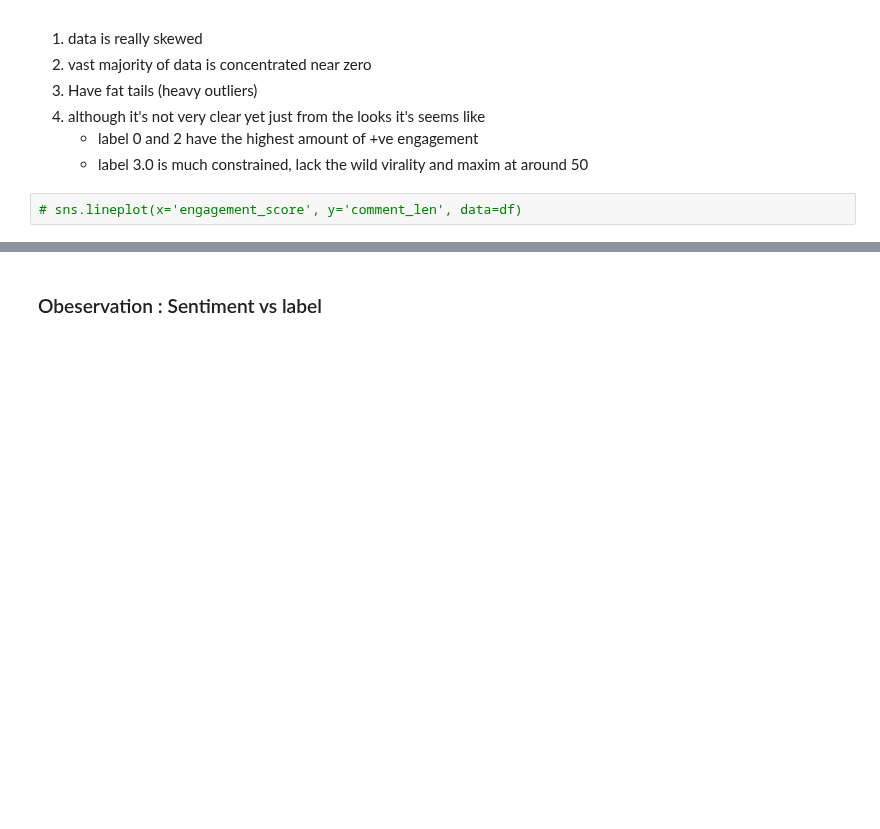
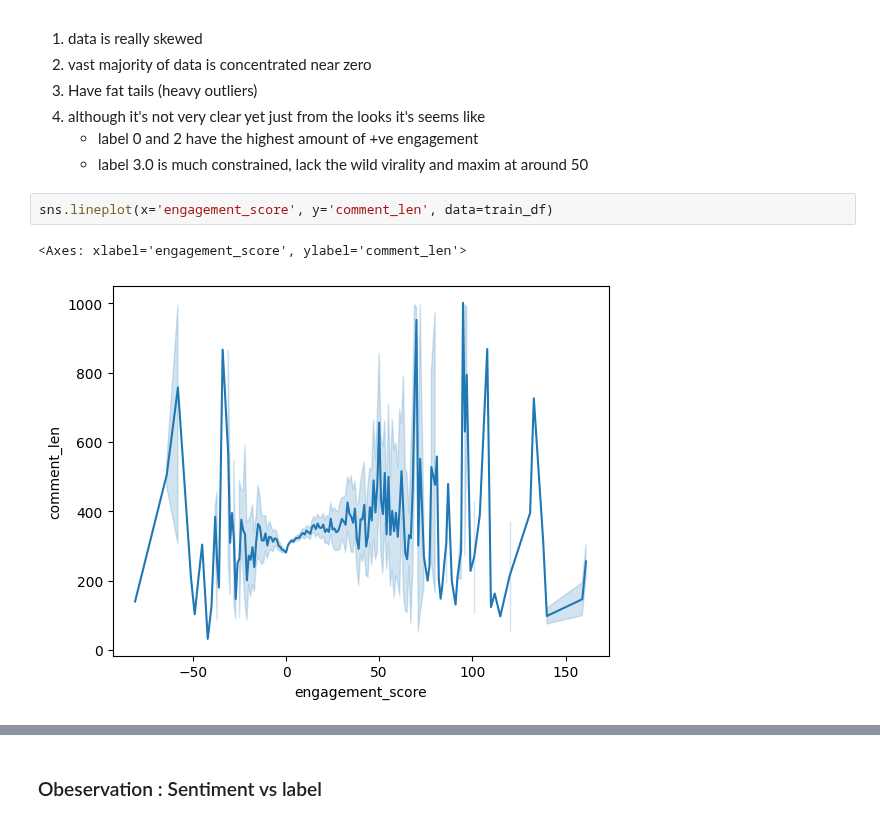
Before and after one commit to Kr-Adarsh/ML_CORE, a Jupyter notebook: Projects/Comments Category Prediction/comments_prediction_final_NB.ipynb, the cells around one changed output, grey strips where cells are left out. Saved outputs shown, nothing was run; the diff lists cells and outputs as text; blank space fills up the shorter version.

```diff
--- a/Projects/Comments Category Prediction/commentsCategoryPredic-notebook_final.ipynb
+++ b/Projects/Comments Category Prediction/comments_prediction_final_NB.ipynb
@@ -732,7 +622,10 @@ sns.histplot(x= 'label', y = 'votes_ratio', data = df)
     - label 0 and 2 have the highest amount of +ve engagement
     - label 3.0 is much constrained, lack the wild virality and maxim at around 50
 # %%
-# sns.lineplot(x='engagement_score', y='comment_len', data=df)
+sns.lineplot(x='engagement_score', y='comment_len', data=train_df)
+# %% [output]
+<Axes: xlabel='engagement_score', ylabel='comment_len'>
+[figure, added]
 # %% [markdown]
 ### Observations: engagement and comment length
 ![image.png](attachment:802182d4-a6a9-4989-8e0b-e50770d12c02.png)
```
Also changed, not shown: parts of 112 cells of this notebook.
